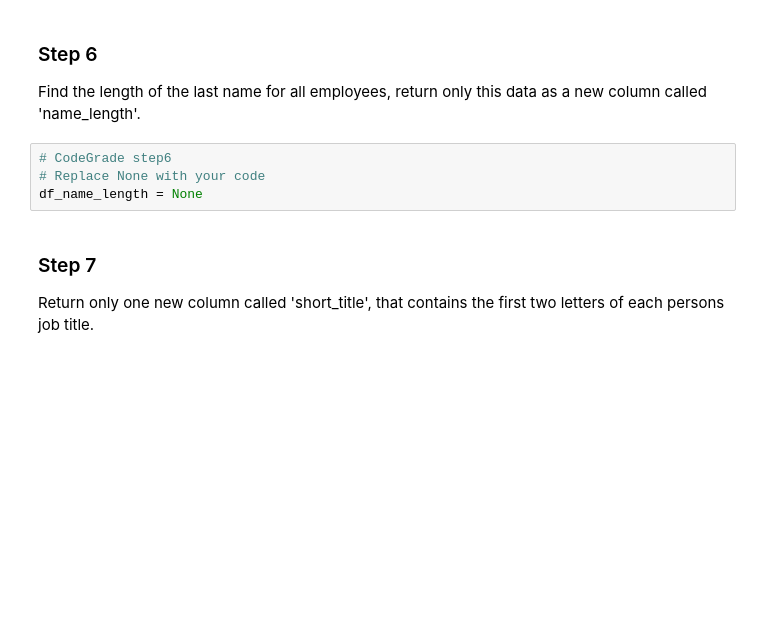
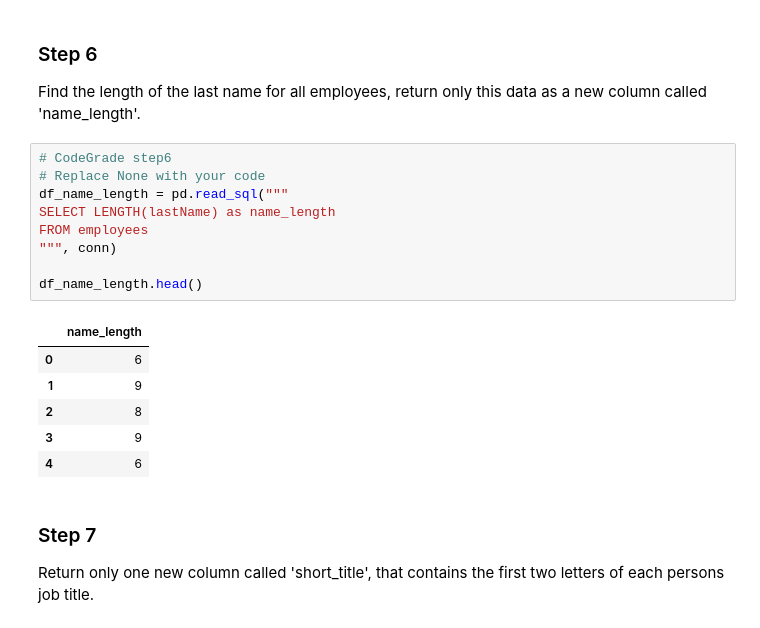
Before and after one commit to Lexie-D/DS_Course1_Week1_Module1_SQLSelectLab, a Jupyter notebook: SQLSelectLab.ipynb, the cells around one changed output. Saved outputs shown, nothing was run; the diff lists cells and outputs as text; blank space fills up the shorter version.

```diff
--- a/SQLSelectLab.ipynb
+++ b/SQLSelectLab.ipynb
@@ -158,7 +163,19 @@ Find the length of the last name for all employees, return only this data as a n
 # %%
 # CodeGrade step6
 # Replace None with your code
-df_name_length = None
+df_name_length = pd.read_sql("""
+SELECT LENGTH(lastName) as name_length
+FROM employees
+""", conn)
+
+df_name_length.head()
+# %% [output]
+|  | name_length |
+| 0 | 6 |
+| 1 | 9 |
+| 2 | 8 |
+| 3 | 9 |
+| 4 | 6 |
 # %% [markdown]
 ### Step 7
 Return only one new column called 'short_title', that contains the first two letters of each persons job title.
```
Also changed, not shown: parts of 3 cells of this notebook.
